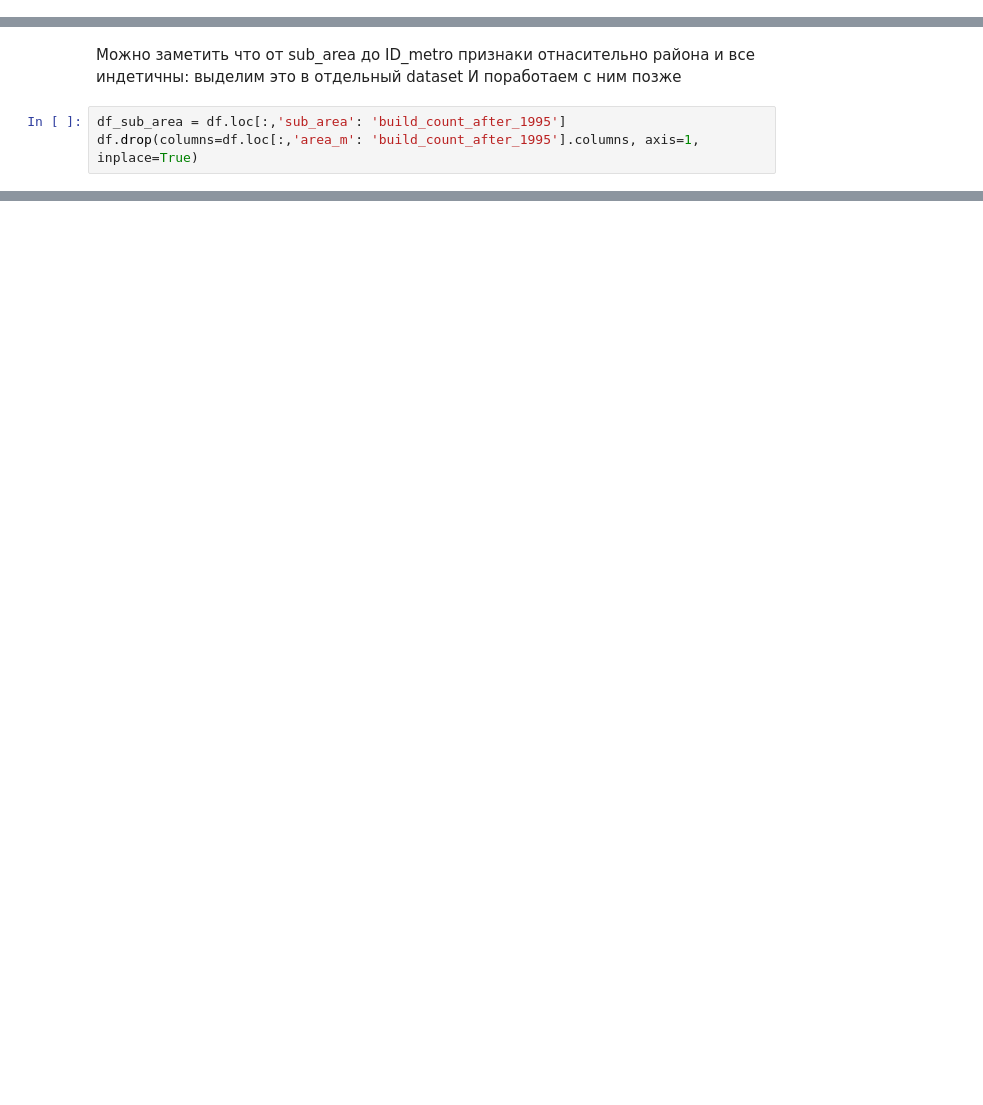
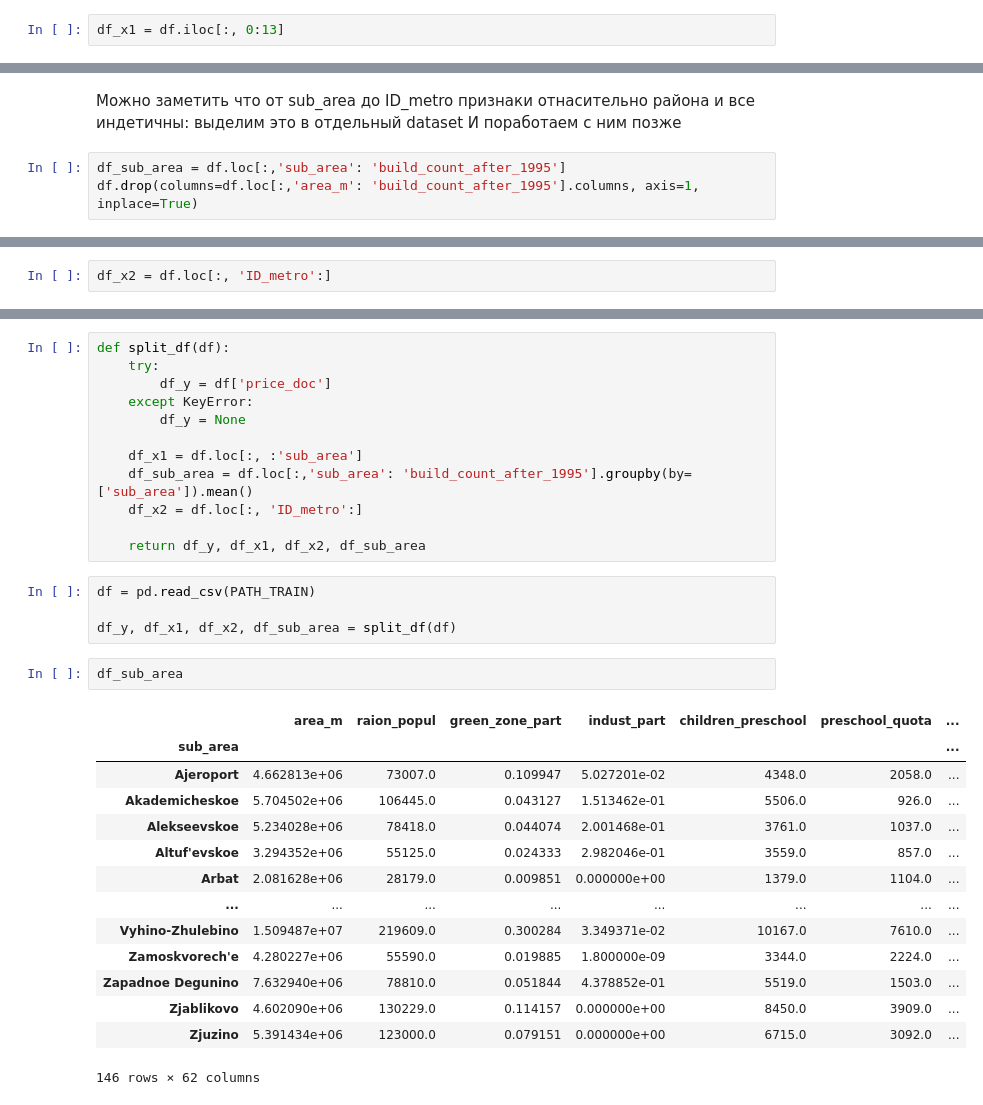
Before and after one commit to warshtayner/moscow_apartments, a Jupyter notebook: EDA.ipynb, the cells around one changed output, grey strips where cells are left out. Cells and saved outputs as stored; diff of their text form; blank space fills up the shorter version.

```diff
--- a/EDA.ipynb
+++ b/EDA.ipynb
@@ -49 +62,3 @@ df.iloc[:, 0:13].head()
+# %%
+df_x1 = df.iloc[:, 0:13]
 # %%
@@ -85,0 +102,2 @@ df[df['ID_metro'] == 1]
+# %%
+df_x2 = df.loc[:, 'ID_metro':]
@@ -85,0 +117,33 @@ df[df['ID_metro'] == 1]
+# %%
+def split_df(df):
+    try:
+        df_y = df['price_doc']
+    except KeyError:
+        df_y = None
+
+    df_x1 = df.loc[:, :'sub_area']
+    df_sub_area = df.loc[:,'sub_area': 'build_count_after_1995'].groupby(by=['sub_area']).mean()
+    df_x2 = df.loc[:, 'ID_metro':]
+
+    return df_y, df_x1, df_x2, df_sub_area
+# %%
+df = pd.read_csv(PATH_TRAIN)
+
+df_y, df_x1, df_x2, df_sub_area = split_df(df)
+# %%
+df_sub_area
+# %% [output]
+|  | area_m | raion_popul | green_zone_part | indust_part | children_preschool | preschool_quota | ... |
+| sub_area |  |  |  |  |  |  | ... |
+| Ajeroport | 4.662813e+06 | 73007.0 | 0.109947 | 5.027201e-02 | 4348.0 | 2058.0 | ... |
+| Akademicheskoe | 5.704502e+06 | 106445.0 | 0.043127 | 1.513462e-01 | 5506.0 | 926.0 | ... |
+| Alekseevskoe | 5.234028e+06 | 78418.0 | 0.044074 | 2.001468e-01 | 3761.0 | 1037.0 | ... |
+| Altuf'evskoe | 3.294352e+06 | 55125.0 | 0.024333 | 2.982046e-01 | 3559.0 | 857.0 | ... |
+| Arbat | 2.081628e+06 | 28179.0 | 0.009851 | 0.000000e+00 | 1379.0 | 1104.0 | ... |
+| ... | ... | ... | ... | ... | ... | ... | ... |
+| Vyhino-Zhulebino | 1.509487e+07 | 219609.0 | 0.300284 | 3.349371e-02 | 10167.0 | 7610.0 | ... |
+| Zamoskvorech'e | 4.280227e+06 | 55590.0 | 0.019885 | 1.800000e-09 | 3344.0 | 2224.0 | ... |
+| Zapadnoe Degunino | 7.632940e+06 | 78810.0 | 0.051844 | 4.378852e-01 | 5519.0 | 1503.0 | ... |
+| Zjablikovo | 4.602090e+06 | 130229.0 | 0.114157 | 0.000000e+00 | 8450.0 | 3909.0 | ... |
+| Zjuzino | 5.391434e+06 | 123000.0 | 0.079151 | 0.000000e+00 | 6715.0 | 3092.0 | ... |
+146 rows × 62 columns
```
Also changed, not shown: parts of 9 cells of this notebook.
